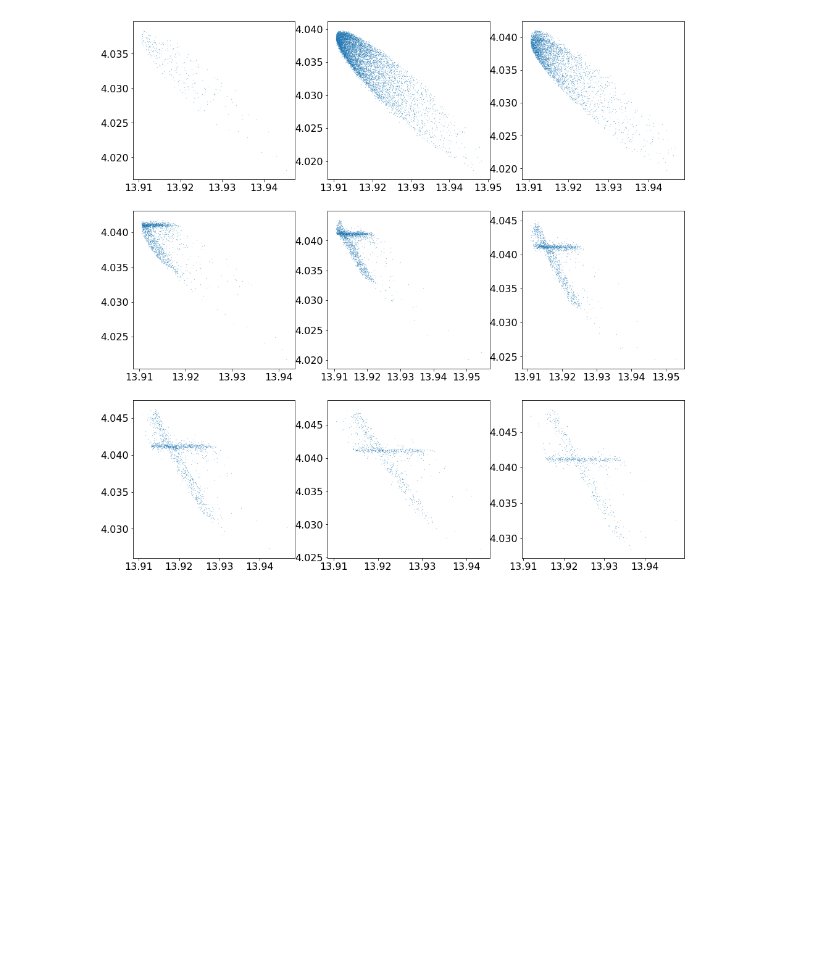
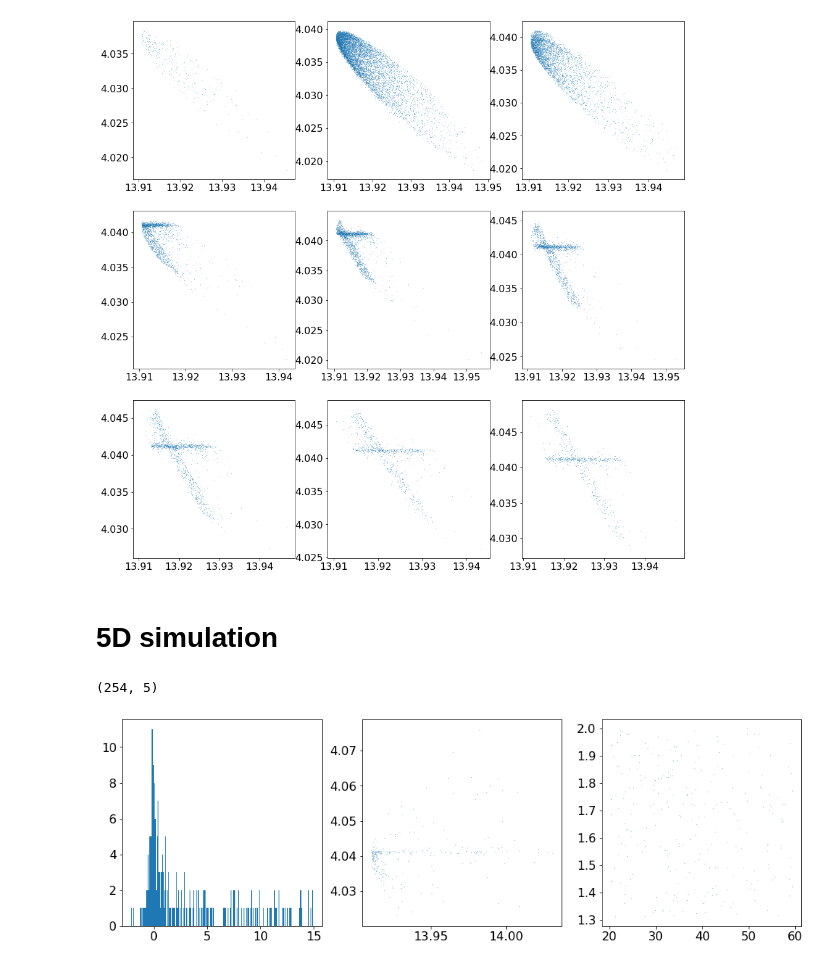
Before and after one commit to VitalyVorobyev/ddst, a Jupyter notebook: MC.ipynb, the cells around one changed output. Cells and saved outputs as stored; diff of their text form; code cells hidden in the pictures; blank space fills up the shorter version.

```diff
--- a/MC.ipynb
+++ b/MC.ipynb
@@ -42,3 +44,17 @@ for i in range(3):
         ax[i,j].scatter(mc[mask,1], mc[mask,2], marker='.', s=0.1)
 # %% [output]
 [figure]
+# %% [markdown]
+# 5D simulation
+# %%
+mc5 = np.load('mc_ddpip_5d.npy')
+mc5.shape
+# %% [output]
+(254, 5)
+# %%
+fig, ax = plt.subplots(ncols=3, figsize=(16,5))
+ax[0].hist(mc5[:,0], bins=250);
+ax[1].scatter(mc5[:,1], mc5[:,2], marker='.', s=0.1)
+ax[2].scatter(mc5[:,3], mc5[:,4], marker='.', s=0.1);
+# %% [output]
+[figure, added]
```
Also changed, not shown: parts of 6 cells of this notebook, 5 other files.
